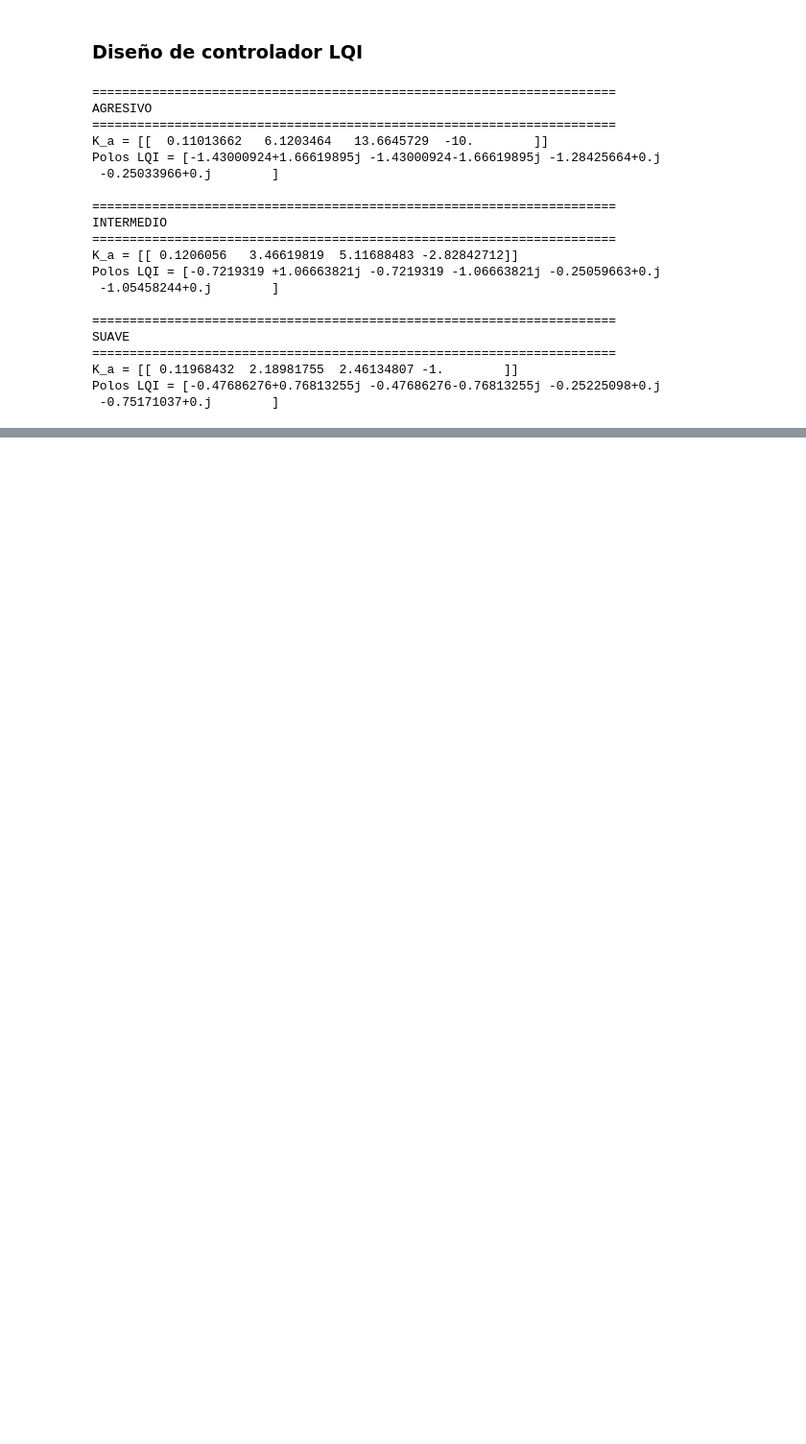
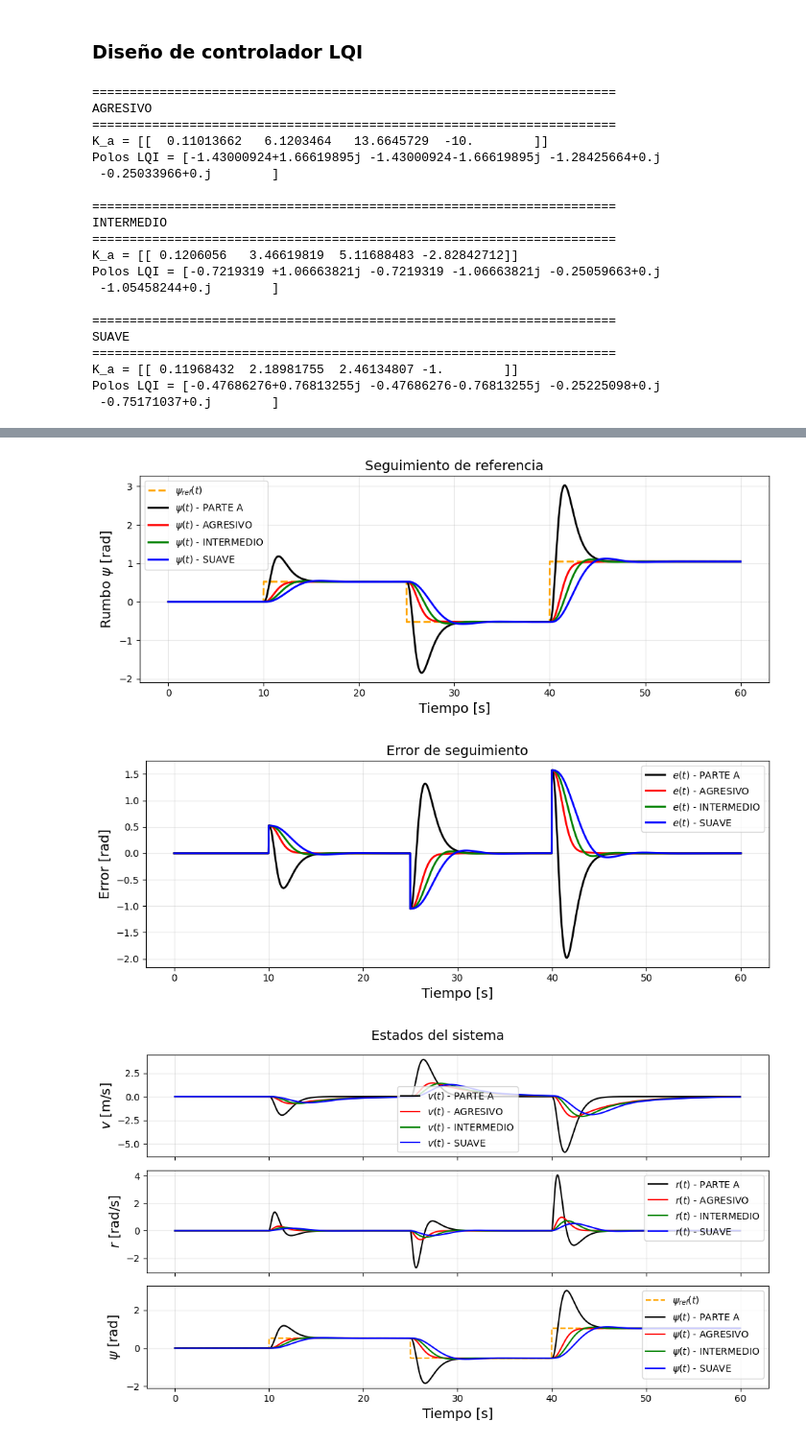
Before and after one commit to teomk/Control-TP2, a Jupyter notebook: ParteC.ipynb, the cells around one changed output, grey strips where cells are left out. Shown at 96% size. Cells and saved outputs as stored; diff of their text form; code cells hidden in the pictures; blank space fills up the shorter version.

```diff
--- a/ParteC.ipynb
+++ b/ParteC.ipynb
@@ -210,0 +221,7 @@ print_metrics(results)
+# %%
+results_comparacion = {"PARTE A": result_A, **results}
+plot_results(results_comparacion, show=True, save=True, save_dir='plots')
+# %% [output]
+[figure, added]
+[figure, added]
+[figure, added]
```
Also changed, not shown: parts of 19 cells of this notebook, 13 other files.
